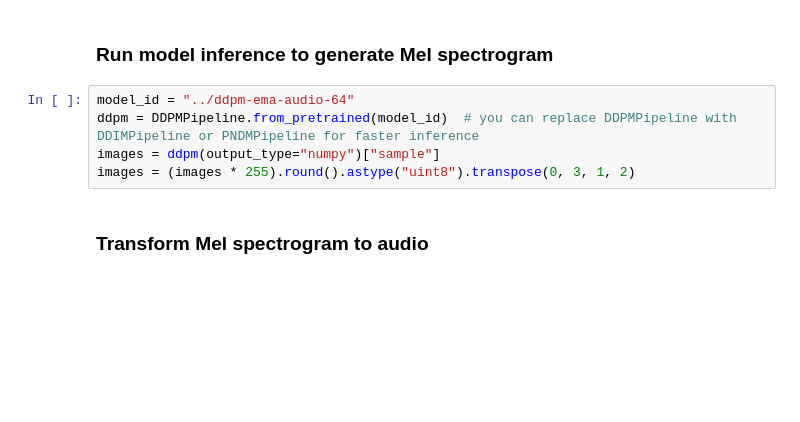
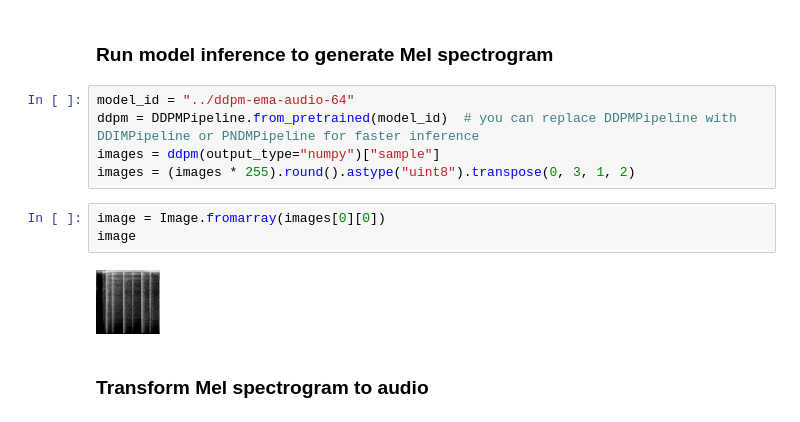
Before and after one commit to teticio/audio-diffusion, a Jupyter notebook: notebooks/test-model.ipynb, the cells around one changed output. Saved outputs shown, nothing was run; the diff lists cells and outputs as text; blank space fills up the shorter version.

```diff
--- a/notebooks/test-model.ipynb
+++ b/notebooks/test-model.ipynb
@@ -18,6 +18,11 @@ model_id = "../ddpm-ema-audio-64"
 ddpm = DDPMPipeline.from_pretrained(model_id)  # you can replace DDPMPipeline with DDIMPipeline or PNDMPipeline for faster inference
 images = ddpm(output_type="numpy")["sample"]
 images = (images * 255).round().astype("uint8").transpose(0, 3, 1, 2)
+# %%
+image = Image.fromarray(images[0][0])
+image
+# %% [output]
+[figure, added]
 # %% [markdown]
 ### Transform Mel spectrogram to audio
 # %%
```
Also changed, not shown: parts of 3 cells of this notebook, 4 other files.
